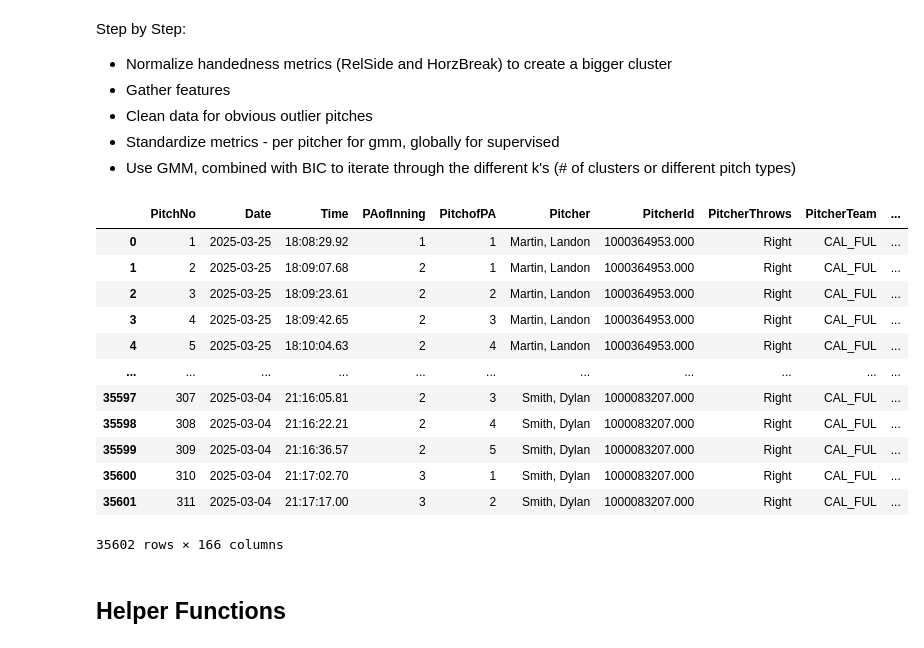
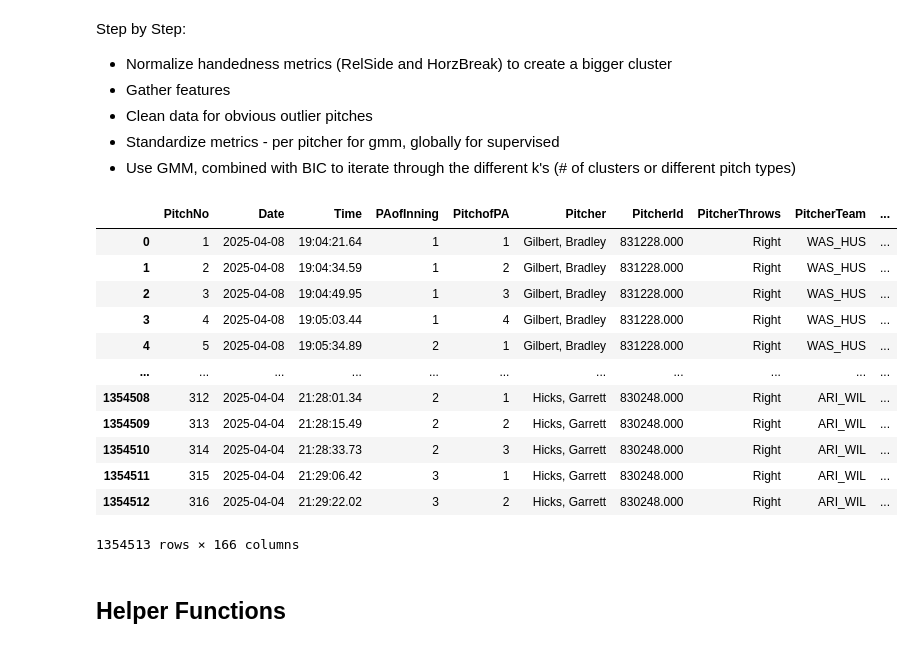
Before and after one commit to jackkalsched/UCSD_Baseball_25, a Jupyter notebook: Pitching/pitch classification/classification.ipynb, the cells around one changed output. Cells and saved outputs as stored; diff of their text form; code cells hidden in the pictures.

```diff
--- a/Pitching/pitch classification/classification.ipynb
+++ b/Pitching/pitch classification/classification.ipynb
@@ -722,26 +722,26 @@ import matplotlib.pyplot as plt
 from mpl_toolkits.mplot3d import Axes3D
 pd.set_option('display.float_format', '{:.3f}'.format)
 # %%
-master_trackman = pd.read_csv('../../Files/merged_trackman_games.csv')
+master_trackman = pd.read_csv('../../Trackman CSV Files/merged_trackman_games.csv')
 
-id_cols = ['Pitcher']
-feature_cols = ['RelSpeed', 'SpinRate', 'SpinAxis', 'RelHeight', 'RelSide', 'InducedVertBreak', 'HorzBreak', 'VertApprAngle', 'HorzApprAngle']
+id_cols = ['Pitcher', 'PitchUID']
+feature_cols = ['RelSpeed', 'SpinRate', 'SpinAxis', 'InducedVertBreak', 'HorzBreak', 'VertApprAngle', 'HorzApprAngle']
 
 master_trackman
 # %% [output]
 |  | PitchNo | Date | Time | PAofInning | PitchofPA | Pitcher | PitcherId | PitcherThrows | PitcherTeam | ... |
-| 0 | 1 | 2025-03-25 | 18:08:29.92 | 1 | 1 | Martin, Landon | 1000364953.000 | Right | CAL_FUL | ... |
-| 1 | 2 | 2025-03-25 | 18:09:07.68 | 2 | 1 | Martin, Landon | 1000364953.000 | Right | CAL_FUL | ... |
-| 2 | 3 | 2025-03-25 | 18:09:23.61 | 2 | 2 | Martin, Landon | 1000364953.000 | Right | CAL_FUL | ... |
-| 3 | 4 | 2025-03-25 | 18:09:42.65 | 2 | 3 | Martin, Landon | 1000364953.000 | Right | CAL_FUL | ... |
-| 4 | 5 | 2025-03-25 | 18:10:04.63 | 2 | 4 | Martin, Landon | 1000364953.000 | Right | CAL_FUL | ... |
+| 0 | 1 | 2025-04-08 | 19:04:21.64 | 1 | 1 | Gilbert, Bradley | 831228.000 | Right | WAS_HUS | ... |
+| 1 | 2 | 2025-04-08 | 19:04:34.59 | 1 | 2 | Gilbert, Bradley | 831228.000 | Right | WAS_HUS | ... |
+| 2 | 3 | 2025-04-08 | 19:04:49.95 | 1 | 3 | Gilbert, Bradley | 831228.000 | Right | WAS_HUS | ... |
+| 3 | 4 | 2025-04-08 | 19:05:03.44 | 1 | 4 | Gilbert, Bradley | 831228.000 | Right | WAS_HUS | ... |
+| 4 | 5 | 2025-04-08 | 19:05:34.89 | 2 | 1 | Gilbert, Bradley | 831228.000 | Right | WAS_HUS | ... |
 | ... | ... | ... | ... | ... | ... | ... | ... | ... | ... | ... |
-| 35597 | 307 | 2025-03-04 | 21:16:05.81 | 2 | 3 | Smith, Dylan | 1000083207.000 | Right | CAL_FUL | ... |
-| 35598 | 308 | 2025-03-04 | 21:16:22.21 | 2 | 4 | Smith, Dylan | 1000083207.000 | Right | CAL_FUL | ... |
-| 35599 | 309 | 2025-03-04 | 21:16:36.57 | 2 | 5 | Smith, Dylan | 1000083207.000 | Right | CAL_FUL | ... |
-| 35600 | 310 | 2025-03-04 | 21:17:02.70 | 3 | 1 | Smith, Dylan | 1000083207.000 | Right | CAL_FUL | ... |
-| 35601 | 311 | 2025-03-04 | 21:17:17.00 | 3 | 2 | Smith, Dylan | 1000083207.000 | Right | CAL_FUL | ... |
+| 1354508 | 312 | 2025-04-04 | 21:28:01.34 | 2 | 1 | Hicks, Garrett | 830248.000 | Right | ARI_WIL | ... |
+| 1354509 | 313 | 2025-04-04 | 21:28:15.49 | 2 | 2 | Hicks, Garrett | 830248.000 | Right | ARI_WIL | ... |
+| 1354510 | 314 | 2025-04-04 | 21:28:33.73 | 2 | 3 | Hicks, Garrett | 830248.000 | Right | ARI_WIL | ... |
+| 1354511 | 315 | 2025-04-04 | 21:29:06.42 | 3 | 1 | Hicks, Garrett | 830248.000 | Right | ARI_WIL | ... |
+| 1354512 | 316 | 2025-04-04 | 21:29:22.02 | 3 | 2 | Hicks, Garrett | 830248.000 | Right | ARI_WIL | ... |
-35602 rows × 166 columns
+1354513 rows × 166 columns
 # %% [markdown]
 ## Helper Functions
 # %%
```
Also changed, not shown: parts of 9 cells of this notebook.
